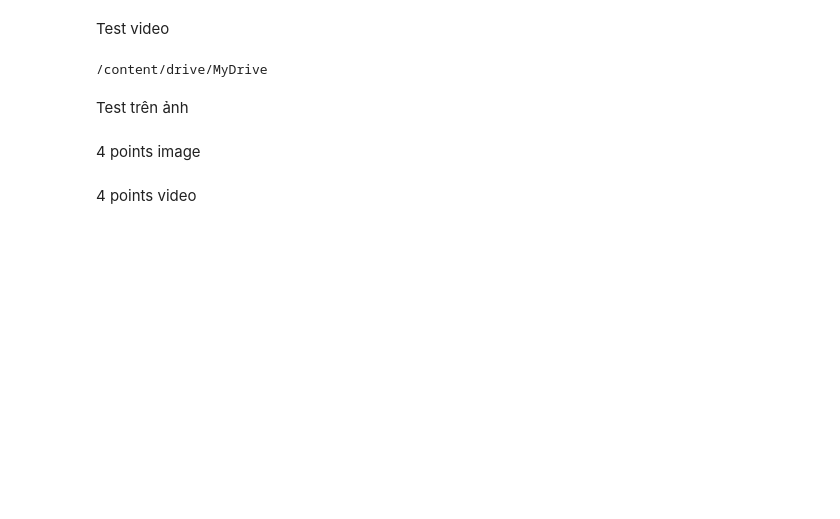
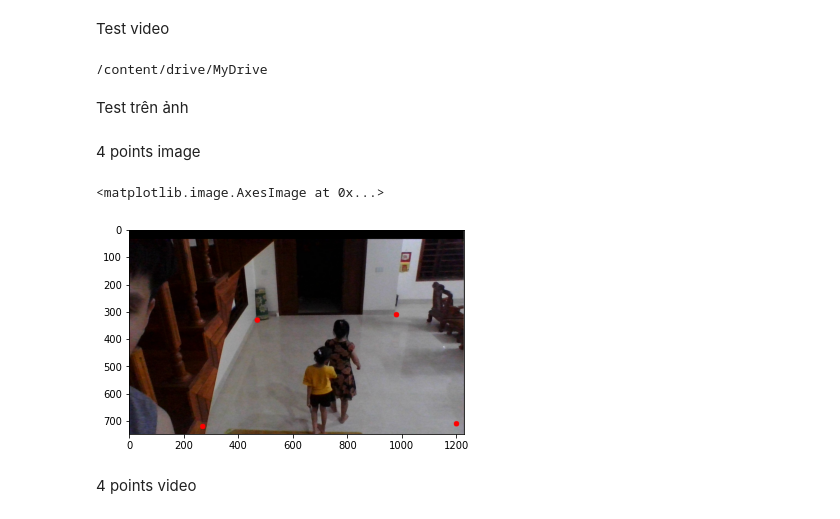
Before and after one commit to lephuocdat2000/Advanced-CV, a Jupyter notebook: FinalProject.ipynb, the cells around one changed output. Cells and saved outputs as stored; diff of their text form; code cells hidden in the pictures; blank space fills up the shorter version.

```diff
--- a/FinalProject.ipynb
+++ b/FinalProject.ipynb
@@ -256,12 +301,14 @@ Test trên ảnh
 4 points image
 # %%
 image = cv2.imread('/content/drive/MyDrive/Advanced-CV/193593992_323953159303430_8126787994321005785_n.png')
-image = cv2.resize(image,(1024,768))
-cv2.circle(image,(390,320),10,(0,0,255),-1)
-cv2.circle(image,(840,320),10,(0,0,255),-1)
-cv2.circle(image,(200,750),10,(0,0,255),-1)
-cv2.circle(image,(1000,750),10,(0,0,255),-1)
+cv2.circle(image,(470,330),10,(0,0,255),-1)
+cv2.circle(image,(980,310),10,(0,0,255),-1)
+cv2.circle(image,(270,720),10,(0,0,255),-1)
+cv2.circle(image,(1200,710),10,(0,0,255),-1)
 plt.imshow(cv2.cvtColor(image,cv2.COLOR_BGR2RGB))
+# %% [output]
+<matplotlib.image.AxesImage at 0x...>
+[figure, added]
 # %% [markdown]
 4 points video
 # %%
```
Also changed, not shown: parts of 7 cells of this notebook.
